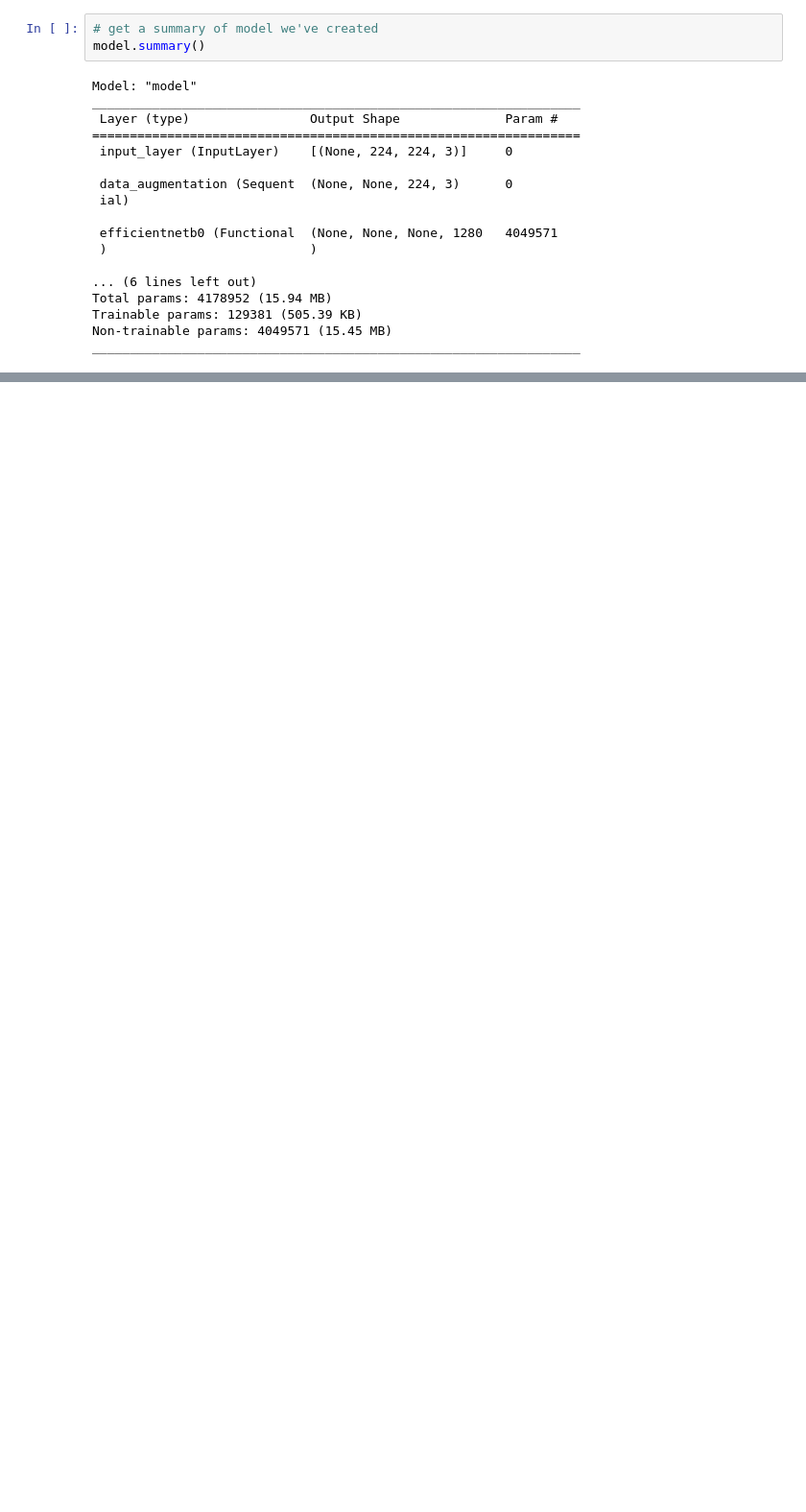
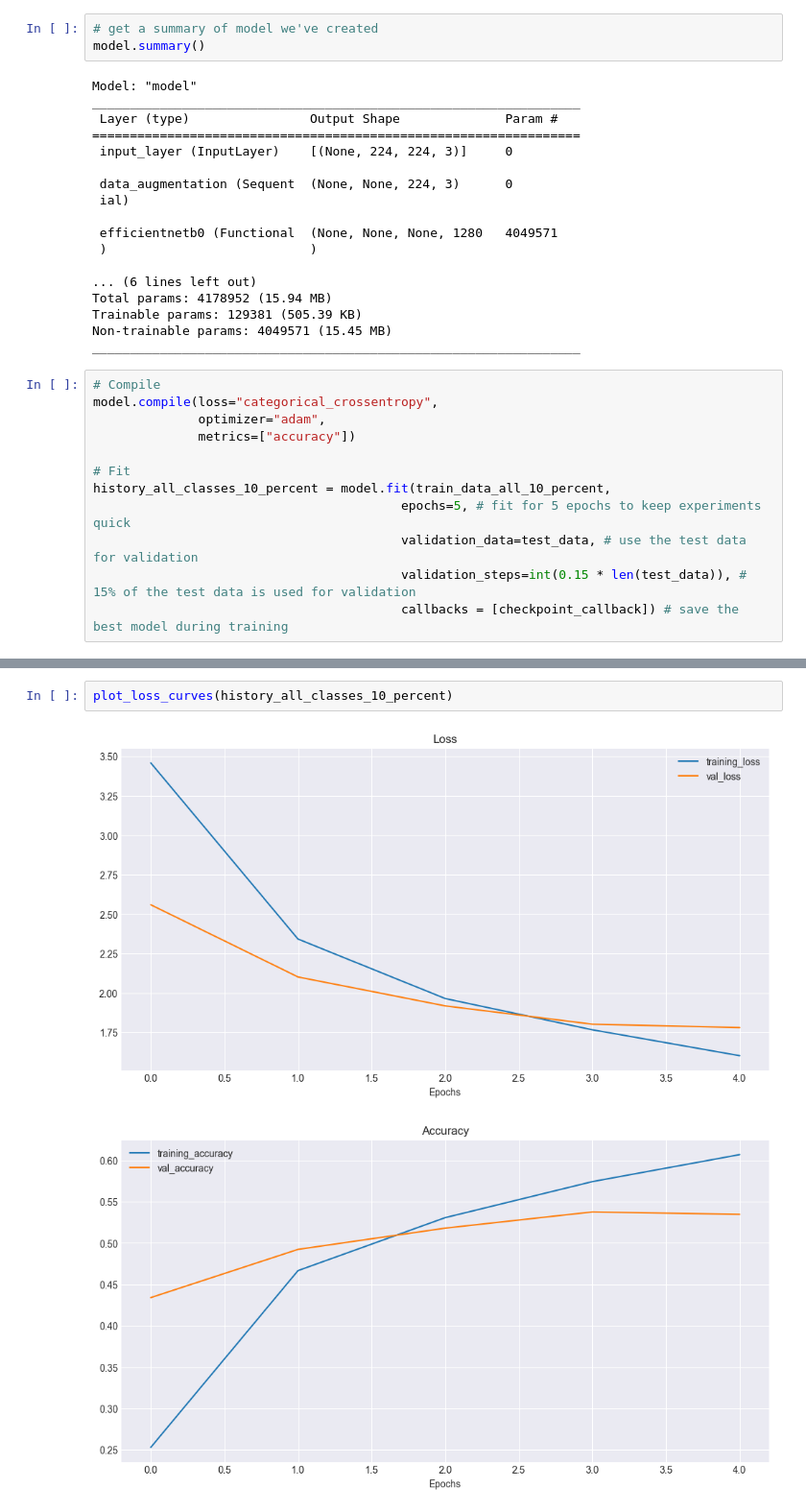
Before and after one commit to leohfigueiredo/Project_1, a Jupyter notebook: Tensorflow-1/Files&notebooks/06_Transfer_learning_scaling_up/06_transfer_learning_in_tensorflow_part_3_scaling_up.ipynb, the cells around one changed output, grey strips where cells are left out. Shown at 96% size. Saved outputs shown, nothing was run; the diff lists cells and outputs as text; blank space fills up the shorter version.

```diff
--- a/Tensorflow-1/Files&notebooks/06_Transfer_learning_scaling_up/06_transfer_learning_in_tensorflow_part_3_scaling_up.ipynb
+++ b/Tensorflow-1/Files&notebooks/06_Transfer_learning_scaling_up/06_transfer_learning_in_tensorflow_part_3_scaling_up.ipynb
@@ -216,3 +218,15 @@ Total params: 4178952 (15.94 MB)
 Trainable params: 129381 (505.39 KB)
 Non-trainable params: 4049571 (15.45 MB)
 _________________________________________________________________
+# %%
+# Compile
+model.compile(loss="categorical_crossentropy",
+              optimizer="adam",
+              metrics=["accuracy"])
+
+# Fit
+history_all_classes_10_percent = model.fit(train_data_all_10_percent,
+                                         epochs=5, # fit for 5 epochs to keep experiments quick
+                                         validation_data=test_data, # use the test data for validation
+                                         validation_steps=int(0.15 * len(test_data)), # 15% of the test data is used for validation
+                                         callbacks = [checkpoint_callback]) # save the best model during training
@@ -218,0 +257,5 @@ _________________________________________________________________
+# %%
+plot_loss_curves(history_all_classes_10_percent)
+# %% [output]
+[figure, added]
+[figure, added]
```
Also changed, not shown: parts of 3 cells of this notebook, 3 other files.
